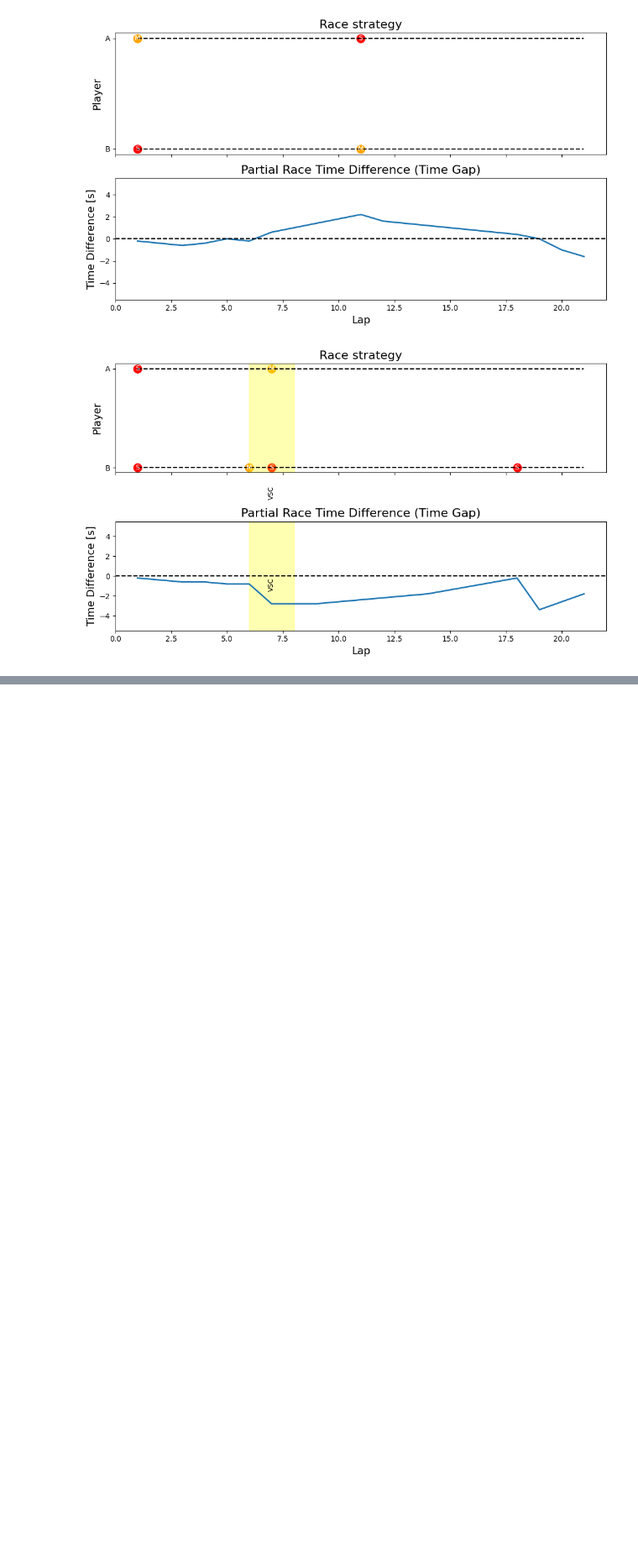
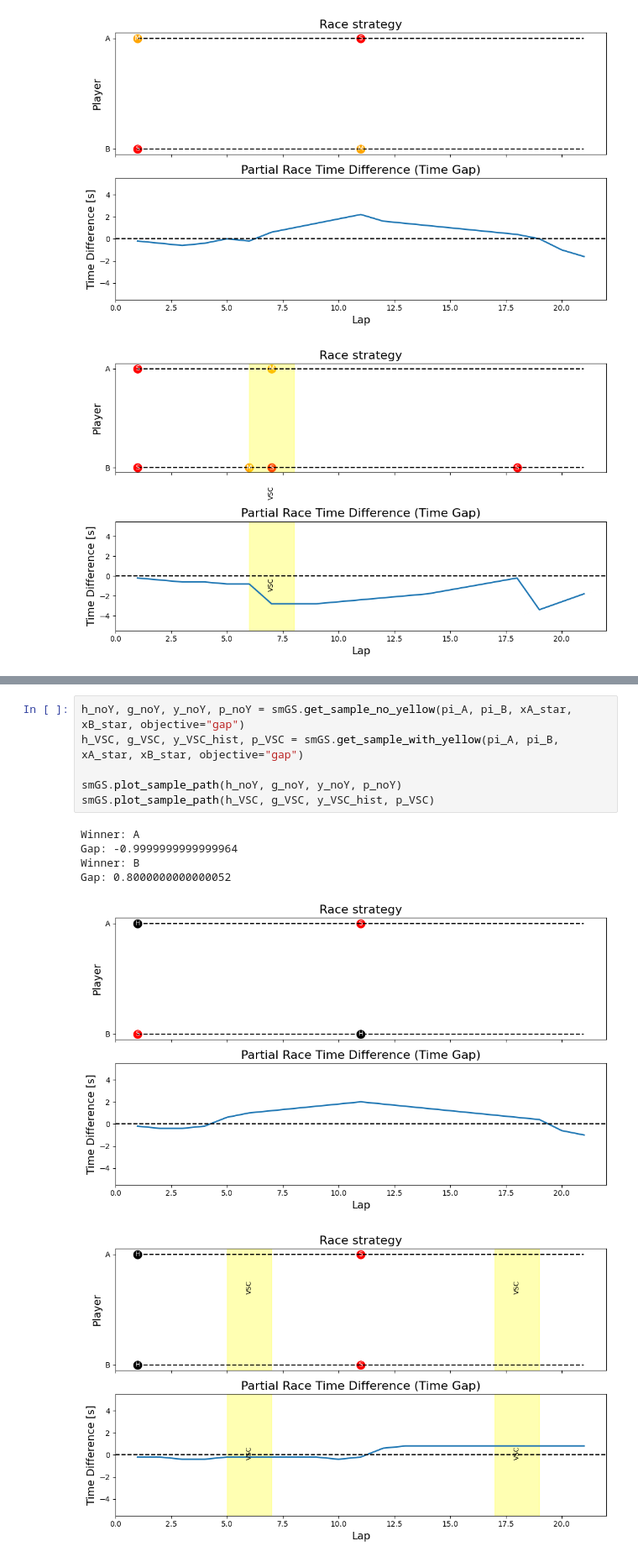
Before and after one commit to elevels20/Thesis-F1-Pit-Stop-Optimization, a Jupyter notebook: Report_figures.ipynb, the cells around one changed output, grey strips where cells are left out. Shown at 84% size. Cells and saved outputs as stored; diff of their text form; blank space fills up the shorter version.

```diff
--- a/Report_figures.ipynb
+++ b/Report_figures.ipynb
@@ -355,0 +456,13 @@ Gap: -1.7999999999999972
+# %%
+h_noY, g_noY, y_noY, p_noY = smGS.get_sample_no_yellow(pi_A, pi_B, xA_star, xB_star, objective="gap")
+h_VSC, g_VSC, y_VSC_hist, p_VSC = smGS.get_sample_with_yellow(pi_A, pi_B, xA_star, xB_star, objective="gap")
+
+smGS.plot_sample_path(h_noY, g_noY, y_noY, p_noY)
+smGS.plot_sample_path(h_VSC, g_VSC, y_VSC_hist, p_VSC)
+# %% [output]
+Winner: A
+Gap: -0.9999999999999964
+Winner: B
+Gap: 0.8000000000000052
+[figure, added]
+[figure, added]
```
Also changed, not shown: parts of 32 cells of this notebook.
